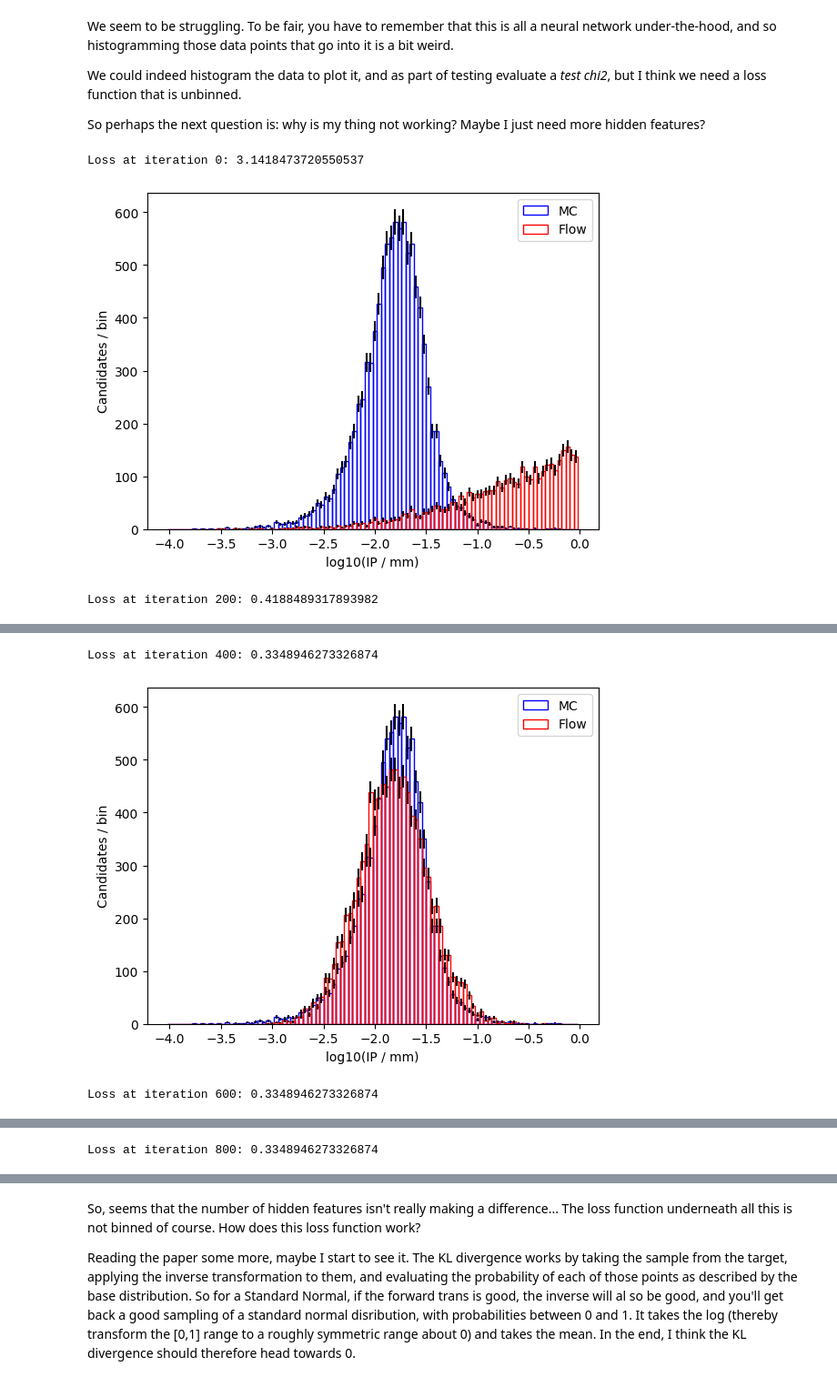
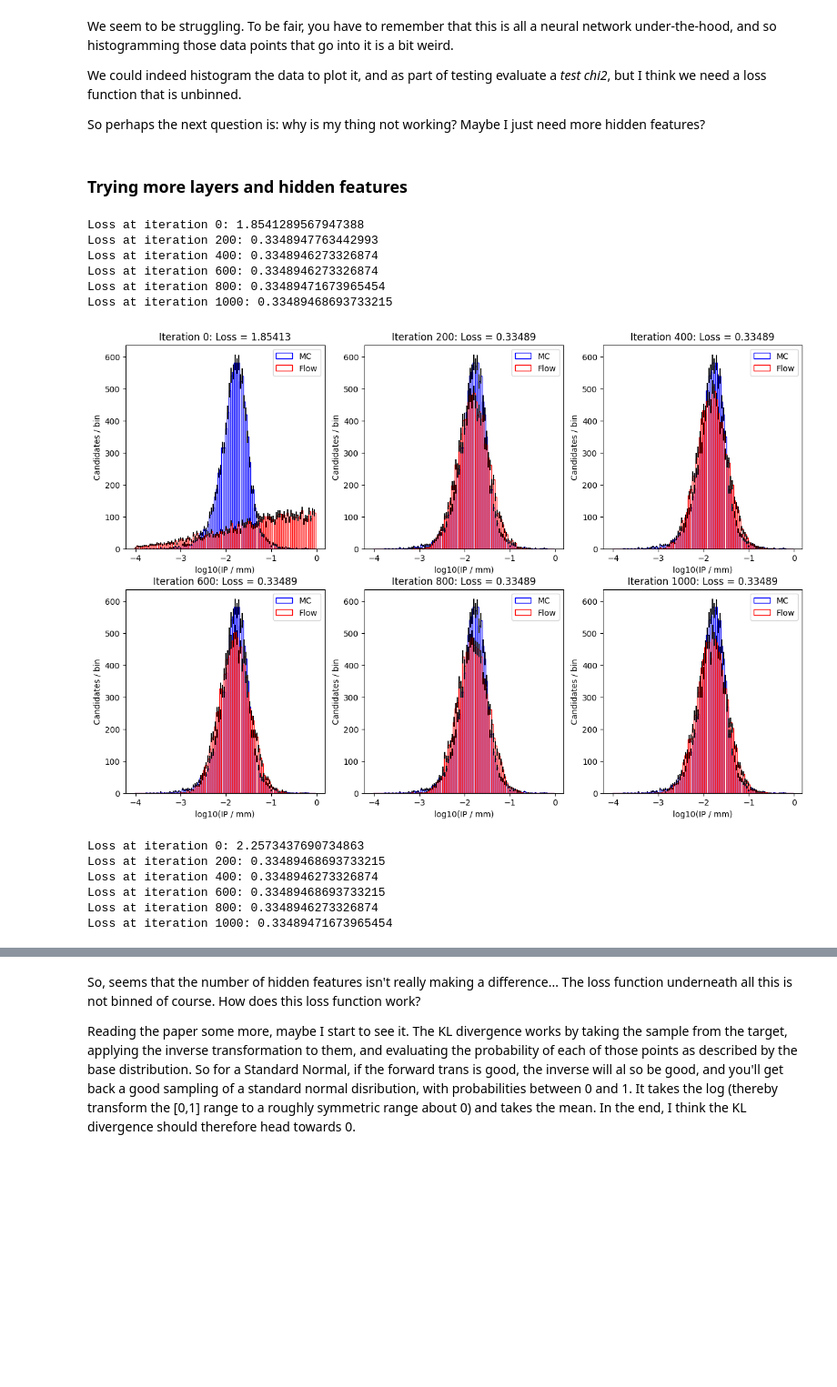
Before and after one commit to rjhunter999/ip-calibration-with-nflows, a Jupyter notebook: scripts/flow_to_lhcb_ip_sim.ipynb, the cells around one changed output, grey strips where cells are left out. Shown at 91% size. Drawn from its saved outputs; the diff is of its cells as text; code cells hidden in the pictures; blank space fills up the shorter version.

Commit message:
Start cleaning up the notebook for the first flow

```diff
--- a/scripts/flow_to_lhcb_ip_sim.ipynb
+++ b/scripts/flow_to_lhcb_ip_sim.ipynb
@@ -349,0 +258,14 @@ Loss at iteration 800: 0.33489468693733215
+# %%
+# Functionize the definition of the flow
+def make_example_flow(hidden_features=4):
+    N_FEATURES = 1
+    transform = transforms.CompositeTransform([
+        transforms.MaskedAffineAutoregressiveTransform(features=N_FEATURES, hidden_features=hidden_features),
+        transforms.RandomPermutation(features=N_FEATURES)
+    ])
+    return flows.Flow(transform=transform, distribution=distributions.StandardNormal(shape=[N_FEATURES]))
+# %%
+for lr in [1e-2, 1e-5]:
+    basic_flow = make_example_flow()
+    optimizer = optim.Adam(basic_flow.parameters(), lr=lr)
+    train_flow(basic_flow, optimizer, sim_log10_ip_tensor, 1000)
@@ -462,7 +365,7 @@ def chi2_loss(y_true, y_pred):
     true_hist = torch.histc(y_true, bins=100, min=-4, max=0)
     return torch.sum((true_hist - pred_hist)**2 / true_hist)
 # %%
-def train_flow(flow, optimizer, target_data, n_iter):
+def train_flow_with_chi2_loss(flow, optimizer, target_data, n_iter):
     #flow.train() # Put it in training mode.
     for i in range(n_iter):
         optimizer.zero_grad()
@@ -490,7 +393,7 @@ def train_flow(flow, optimizer, target_data, n_iter):
                 ax.legend()
                 plt.show()
 # %%
-flow = make_flow()
+flow = make_example_flow()
 n_iter = 1000
 optimizer = optim.Adam(flow.parameters())
-train_flow(flow, optimizer, sim_log10_ip_tensor, n_iter)
+#train_flow(flow, optimizer, sim_log10_ip_tensor, n_iter)
@@ -545,8 +407,21 @@ def train_flow_old_style(flow, optimizer, target_data, n_iter):
+# %% [markdown]
+### Trying more layers and hidden features
 # %%
-flow_v2 = make_flow(hidden_features=8)
-optimizer = optim.Adam(flow_v2.parameters())
-train_flow_old_style(flow_v2, optimizer, sim_log10_ip_tensor, n_iter)
+for n_hidden in [8, 16]:
+    flow_v2 = make_example_flow(hidden_features=16)
+    optimizer = optim.Adam(flow_v2.parameters())
+    train_flow(flow_v2, optimizer, sim_log10_ip_tensor, n_iter)
 # %% [output]
-Loss at iteration 0: 3.1418473720550537
+Loss at iteration 0: 1.8541289567947388
+Loss at iteration 200: 0.3348947763442993
+Loss at iteration 400: 0.3348946273326874
+Loss at iteration 600: 0.3348946273326874
+Loss at iteration 800: 0.33489471673965454
+Loss at iteration 1000: 0.33489468693733215
-[figure, old version]
+[figure, new version]
-Loss at iteration 200: 0.4188489317893982
+Loss at iteration 0: 2.2573437690734863
+Loss at iteration 200: 0.33489468693733215
+Loss at iteration 400: 0.3348946273326874
+Loss at iteration 600: 0.33489468693733215
+Loss at iteration 800: 0.3348946273326874
+Loss at iteration 1000: 0.33489471673965454
@@ -554,3 +428,0 @@ Loss at iteration 200: 0.4188489317893982
-Loss at iteration 400: 0.3348946273326874
-[figure, removed]
-Loss at iteration 600: 0.3348946273326874
@@ -558 +428,0 @@ Loss at iteration 600: 0.3348946273326874
-Loss at iteration 800: 0.3348946273326874
```
Also changed, not shown: parts of 40 cells of this notebook.
